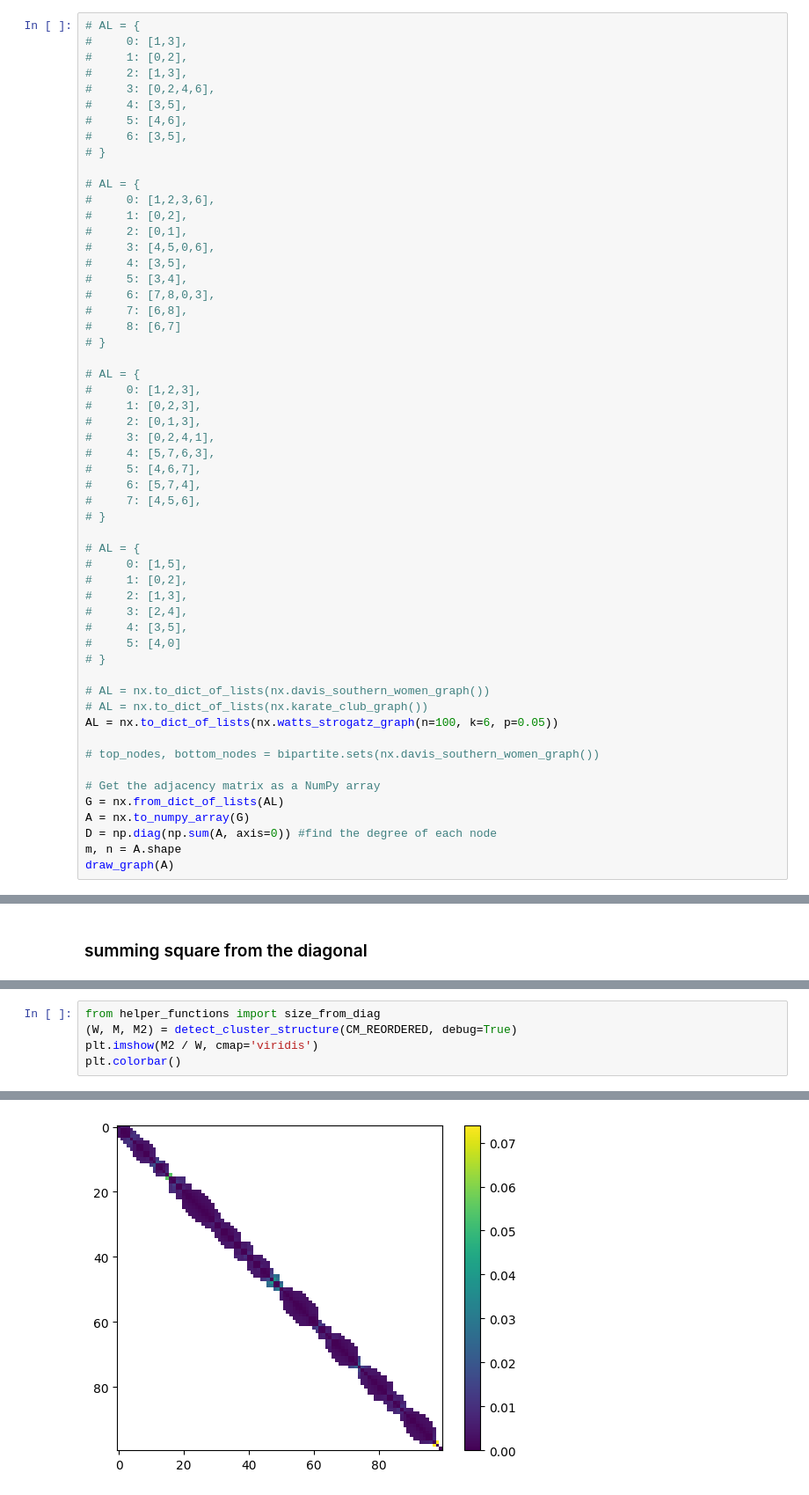
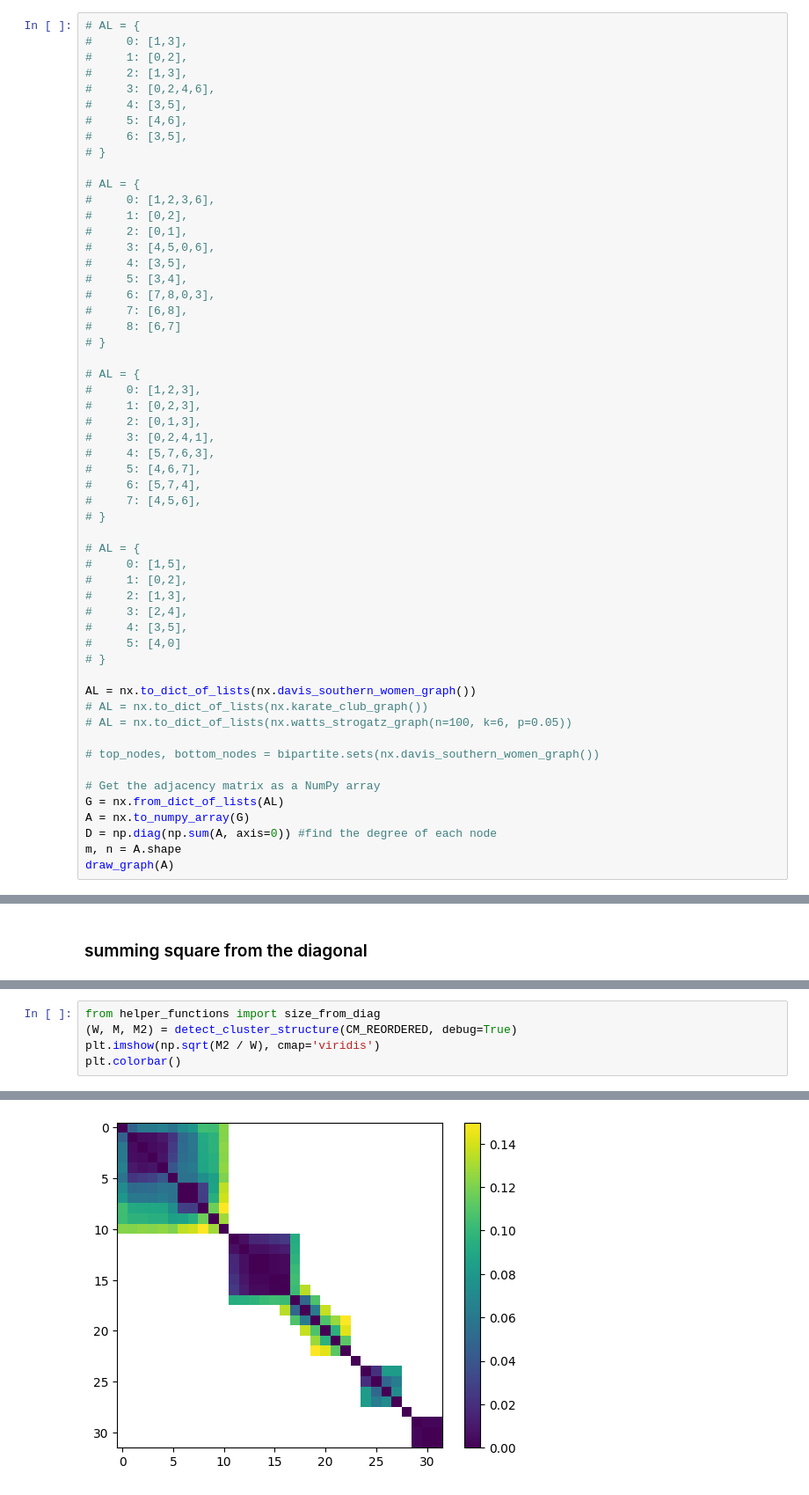
Before and after one commit to xiao278/svd_applications, a Jupyter notebook: community_detection_implementation.ipynb, the cells around one changed output, grey strips where cells are left out. Shown: that part at 88% size. Cells and saved outputs as stored; diff of their text form.

```diff
--- a/community_detection_implementation.ipynb
+++ b/community_detection_implementation.ipynb
@@ -79,9 +79,9 @@ def draw_graph(A:np.ndarray, group_labels=None, top_nodes=None):
 #     5: [4,0]
 # }
 
-# AL = nx.to_dict_of_lists(nx.davis_southern_women_graph())
+AL = nx.to_dict_of_lists(nx.davis_southern_women_graph())
 # AL = nx.to_dict_of_lists(nx.karate_club_graph())
-AL = nx.to_dict_of_lists(nx.watts_strogatz_graph(n=100, k=6, p=0.05))
+# AL = nx.to_dict_of_lists(nx.watts_strogatz_graph(n=100, k=6, p=0.05))
 
 # top_nodes, bottom_nodes = bipartite.sets(nx.davis_southern_women_graph())
 
@@ -189,8 +189,8 @@ plt.show()
 # %%
 from helper_functions import size_from_diag
 (W, M, M2) = detect_cluster_structure(CM_REORDERED, debug=True)
-plt.imshow(M2 / W, cmap='viridis')
+plt.imshow(np.sqrt(M2 / W), cmap='viridis')
 plt.colorbar()
 # %% [output]
 <matplotlib.colorbar.Colorbar at 0x...>
-[figure, old version]
+[figure, new version]
```
Also changed, not shown: parts of 4 cells of this notebook.
